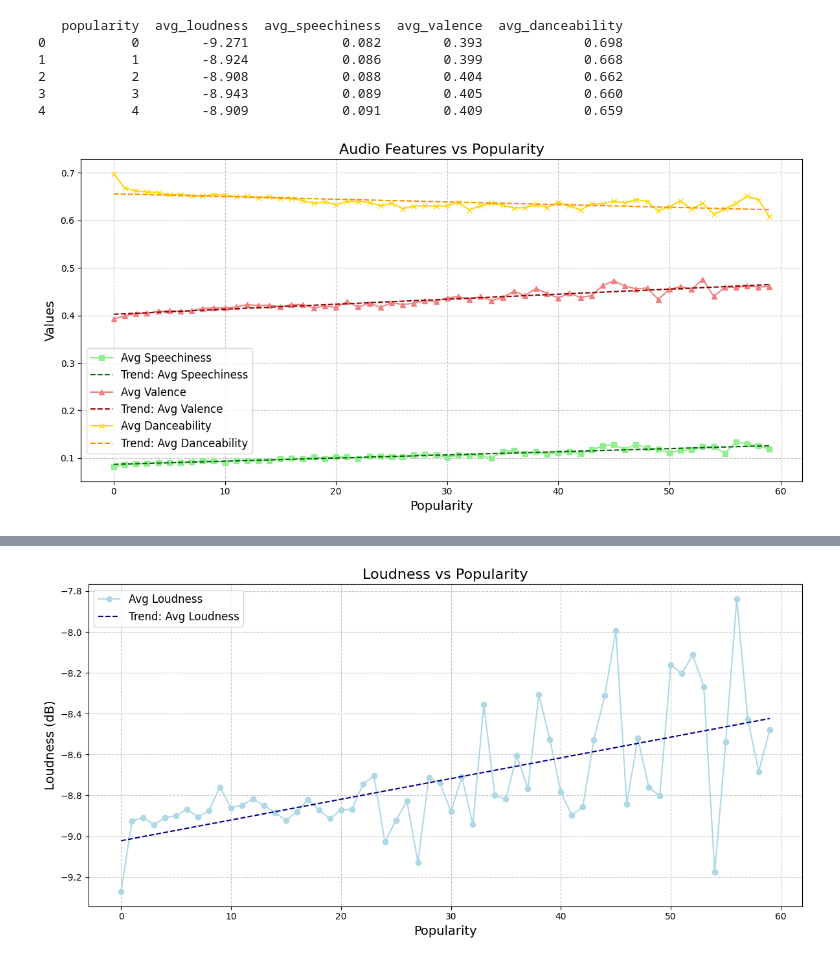
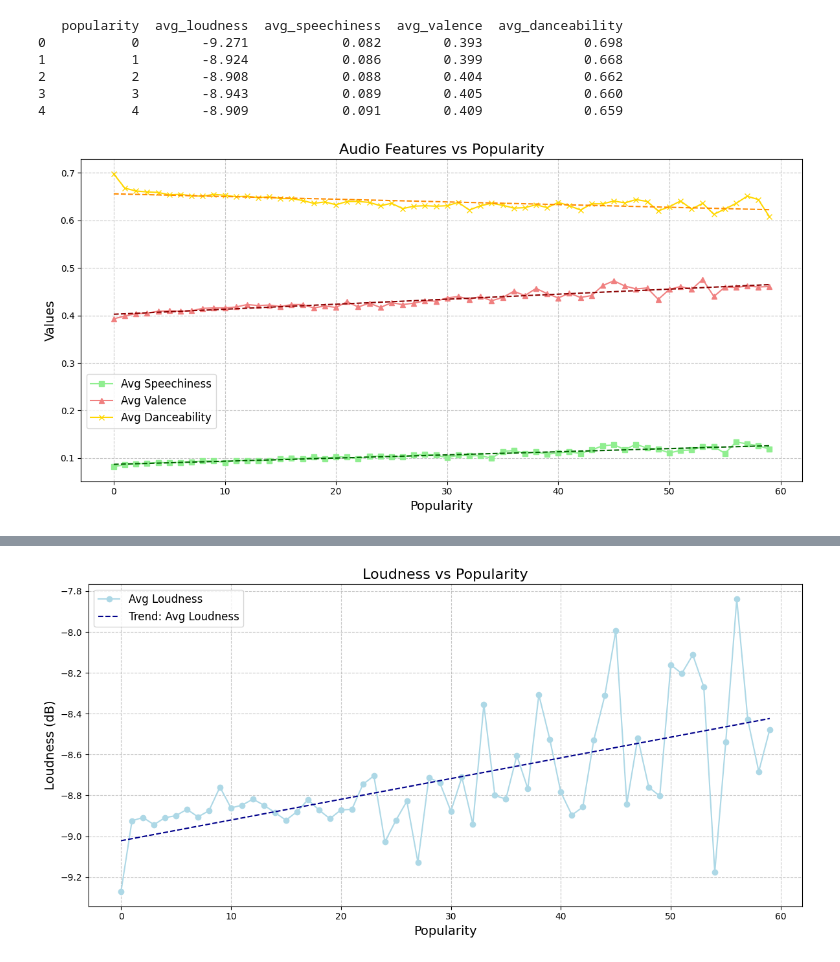
Before and after one commit to leonbts/spotify_sql, a Jupyter notebook: main.ipynb, the cells around one changed output, grey strips where cells are left out. Saved outputs shown, nothing was run; the diff lists cells and outputs as text; code cells hidden in the pictures.

Commit message:
Final changes. All charts, queries, pptx, readme

```diff
--- a/main.ipynb
+++ b/main.ipynb
@@ -156,8 +240,8 @@ plt.plot(
     df_audio_features_vs_popularity["popularity"],
     p(df_audio_features_vs_popularity["popularity"]),
     linestyle="--",
-    color="darkgreen",
-    label="Trend: Avg Speechiness"
+    color="darkgreen"
+    #,  label="Trend: Avg Speechiness"
 )
 
 # Plot avg_valence with light red and its trend line with dark red
@@ -178,8 +262,8 @@ plt.plot(
     df_audio_features_vs_popularity["popularity"],
     p(df_audio_features_vs_popularity["popularity"]),
     linestyle="--",
-    color="darkred",
-    label="Trend: Avg Valence"
+    color="darkred"
+    # , label="Trend: Avg Valence"
 )
 
 # Plot avg_danceability with light orange and its trend line with dark orange
@@ -191,34 +275,34 @@ plt.plot(
     label="Avg Danceability"
 )
 z = np.polyfit(
     df_audio_features_vs_popularity["popularity"],
     df_audio_features_vs_popularity["avg_danceability"],
     1
 )
 p = np.poly1d(z)
 plt.plot(
     df_audio_features_vs_popularity["popularity"],
     p(df_audio_features_vs_popularity["popularity"]),
     linestyle="--",
-    color="darkorange",
-    label="Trend: Avg Danceability"
+    color="darkorange"
+    #, label="Trend: Avg Danceability"
 )
 
 # Add labels and title
 plt.xlabel("Popularity", fontsize=14)
 plt.ylabel("Values", fontsize=14)
 plt.title("Audio Features vs Popularity", fontsize=16)
 
 # Add grid and legend
 plt.grid(linestyle="--", alpha=0.7)
 plt.legend(
     loc="upper left",
     fontsize=12,
-    bbox_to_anchor=(0.0, 0.43)  # Position legend above the bottom slightly
+    bbox_to_anchor=(0.0, 0.35)  # Position legend above the bottom slightly
 )
 
 # Adjust layout and display
 plt.tight_layout()
 plt.show()
 # %% [output]
-[figure, old version]
+[figure, new version]
```
Also changed, not shown: parts of 7 cells of this notebook, 3 other files.
